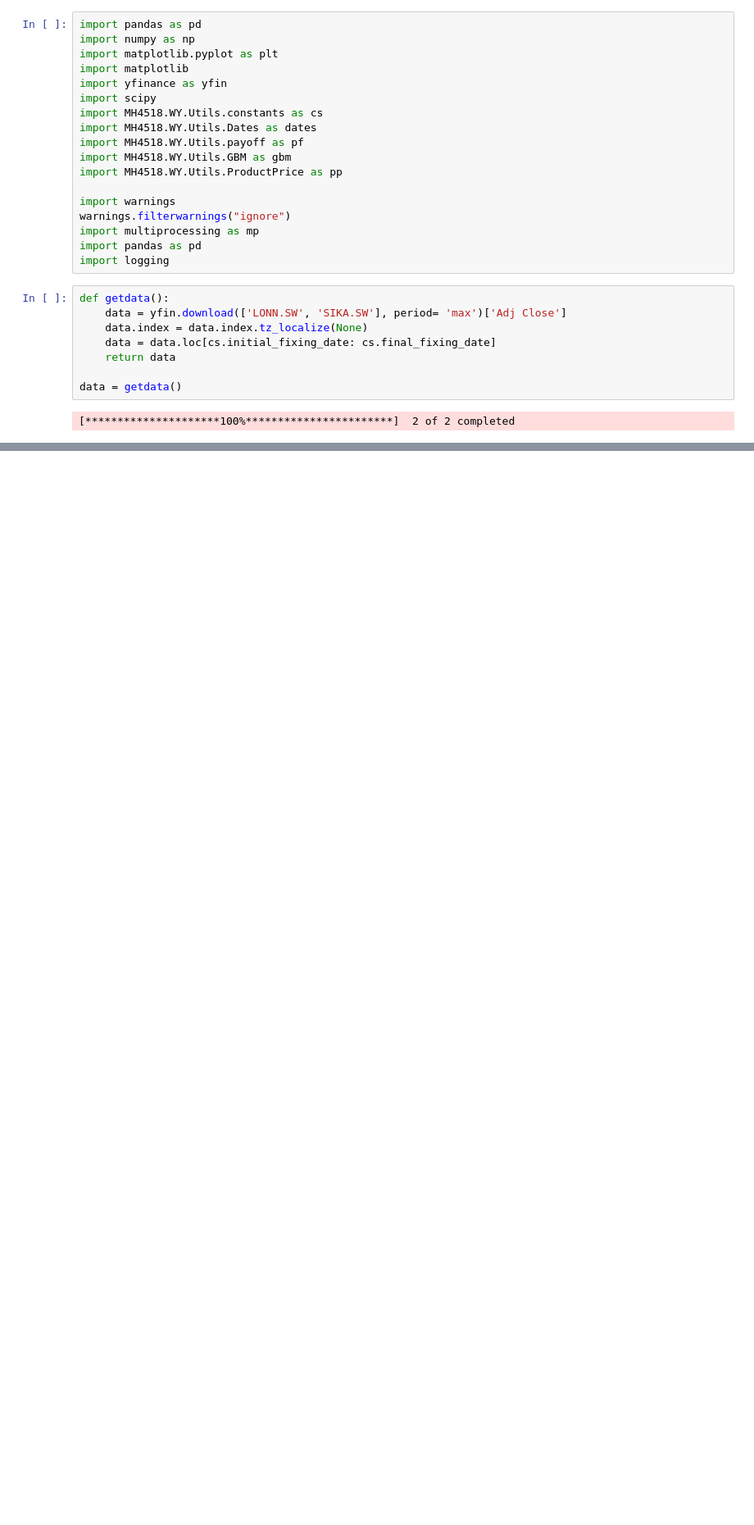
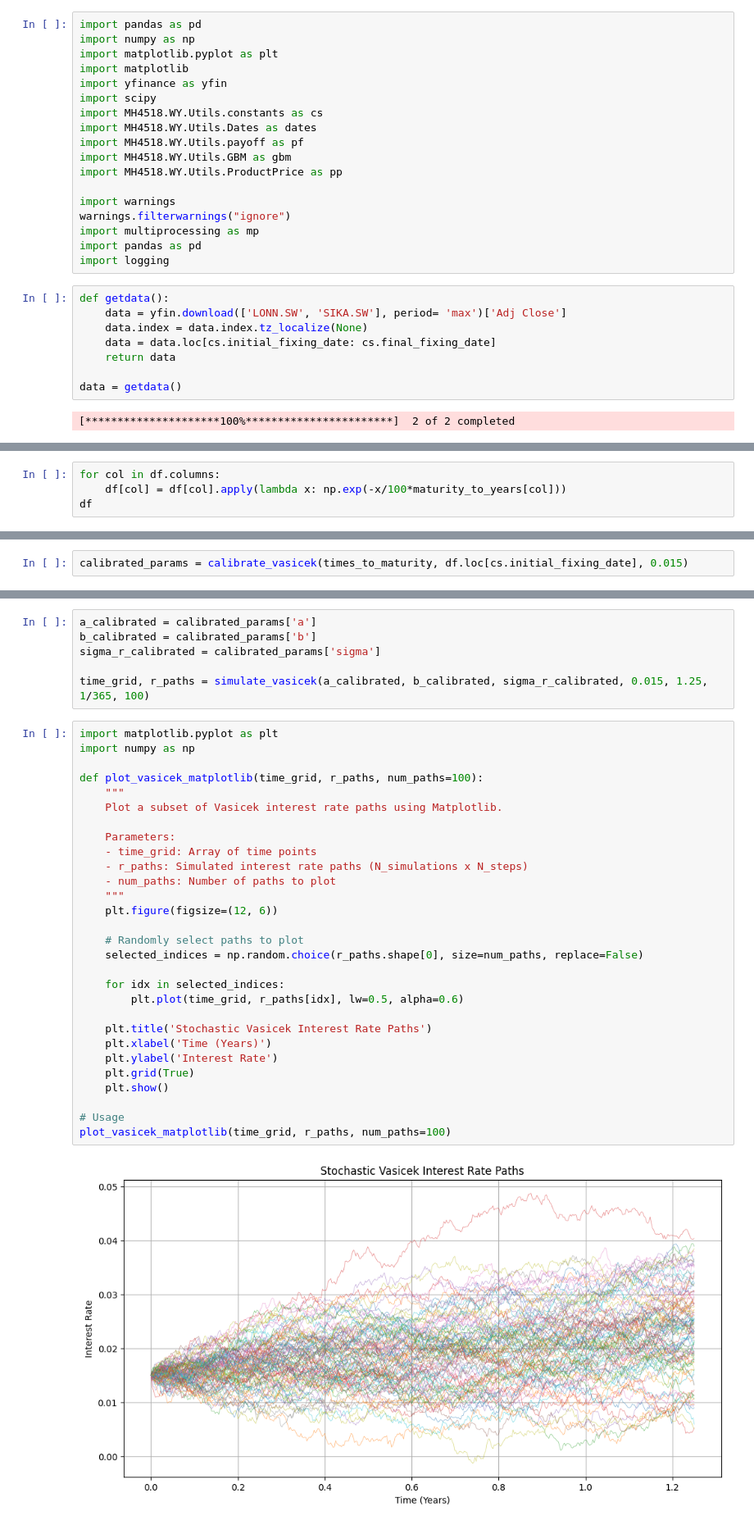
Before and after one commit to weiyuanoh/MH4518, a Jupyter notebook: WY/Model Notebooks/InterestRate.ipynb, the cells around one changed output, grey strips where cells are left out. Shown at 82% size. Cells and saved outputs as stored; diff of their text form; blank space fills up the shorter version.

Commit message:
Interest Rate Modelling

```diff
--- a/WY/Model Notebooks/InterestRate.ipynb
+++ b/WY/Model Notebooks/InterestRate.ipynb
@@ -73,0 +68,4 @@ array([0.01923077, 0.08333333, 0.16666667, 0.5       , 1.        ])
+# %%
+for col in df.columns:
+    df[col] = df[col].apply(lambda x: np.exp(-x/100*maturity_to_years[col]))
+df
@@ -188,0 +136,2 @@ KeyboardInterrupt:
+# %%
+calibrated_params = calibrate_vasicek(times_to_maturity, df.loc[cs.initial_fixing_date], 0.015)
@@ -188,0 +169,37 @@ KeyboardInterrupt:
+# %%
+a_calibrated = calibrated_params['a']
+b_calibrated = calibrated_params['b']
+sigma_r_calibrated = calibrated_params['sigma']
+
+time_grid, r_paths = simulate_vasicek(a_calibrated, b_calibrated, sigma_r_calibrated, 0.015, 1.25, 1/365, 100)
+# %%
+import matplotlib.pyplot as plt
+import numpy as np
+
+def plot_vasicek_matplotlib(time_grid, r_paths, num_paths=100):
+    """
+    Plot a subset of Vasicek interest rate paths using Matplotlib.
+
+    Parameters:
+    - time_grid: Array of time points
+    - r_paths: Simulated interest rate paths (N_simulations x N_steps)
+    - num_paths: Number of paths to plot
+    """
+    plt.figure(figsize=(12, 6))
+
+    # Randomly select paths to plot
+    selected_indices = np.random.choice(r_paths.shape[0], size=num_paths, replace=False)
+
+    for idx in selected_indices:
+        plt.plot(time_grid, r_paths[idx], lw=0.5, alpha=0.6)
+
+    plt.title('Stochastic Vasicek Interest Rate Paths')
+    plt.xlabel('Time (Years)')
+    plt.ylabel('Interest Rate')
+    plt.grid(True)
+    plt.show()
+
+# Usage
+plot_vasicek_matplotlib(time_grid, r_paths, num_paths=100)
+# %% [output]
+[figure, added]
```
Also changed, not shown: parts of 18 cells of this notebook, 6 other files.
